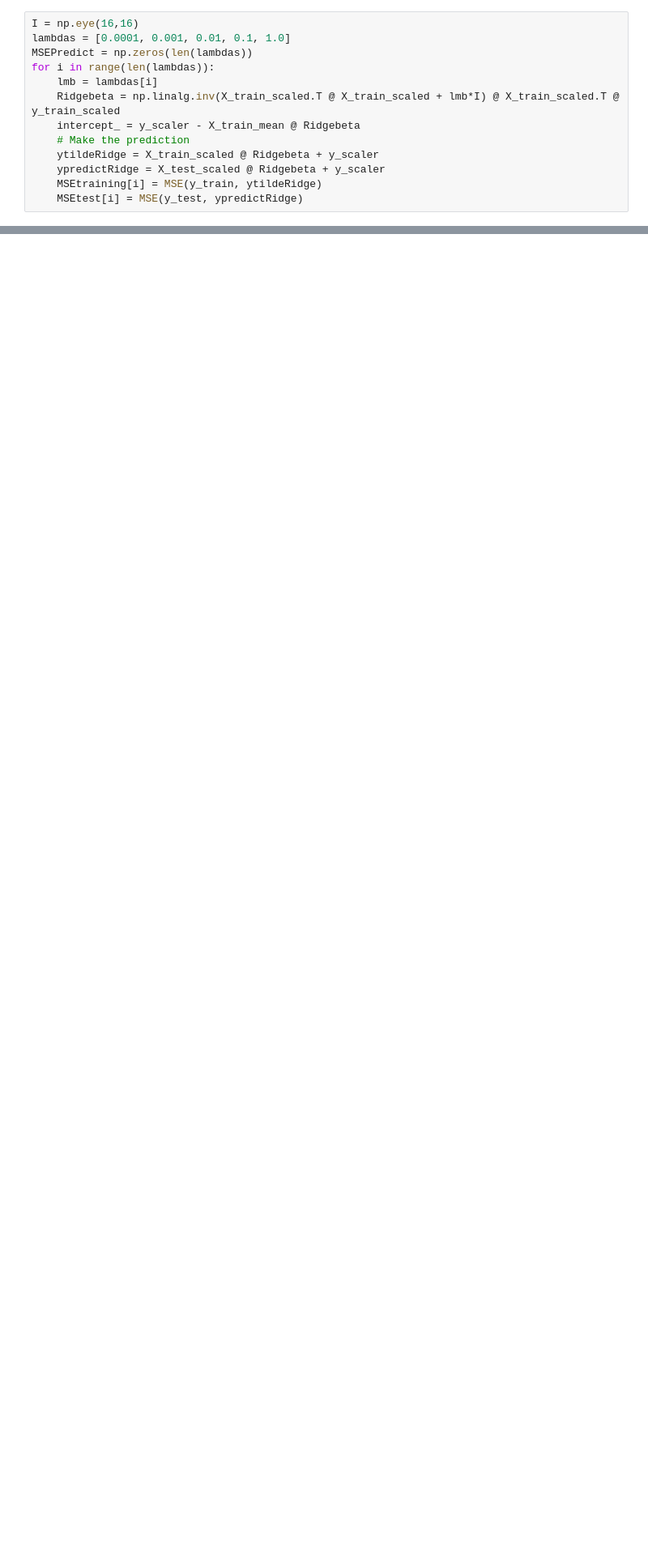
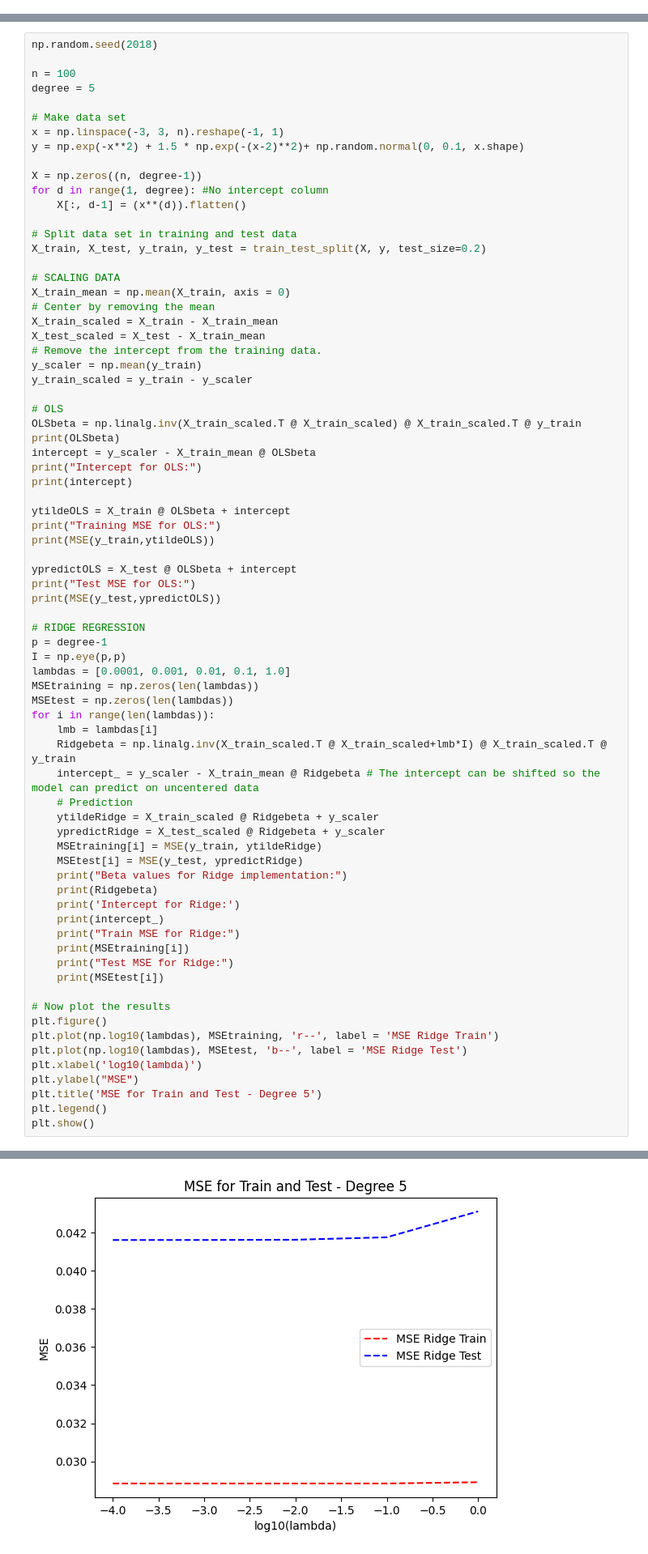
Before and after one commit to alessiasanfelici/FYS-STK4155, a Jupyter notebook: Week 36/Exercise2.ipynb, the cells around one changed output, grey strips where cells are left out. Shown: that part at 81% size. Saved outputs shown, nothing was run; the diff lists cells and outputs as text; blank space fills up the shorter version.

```diff
--- a/Week 36/Exercise2.ipynb
+++ b/Week 36/Exercise2.ipynb
@@ -170,13 +12,0 @@ print(test_mse)
-# %%
-I = np.eye(16,16)
-lambdas = [0.0001, 0.001, 0.01, 0.1, 1.0]
-MSEPredict = np.zeros(len(lambdas))
-for i in range(len(lambdas)):
-    lmb = lambdas[i]
-    Ridgebeta = np.linalg.inv(X_train_scaled.T @ X_train_scaled + lmb*I) @ X_train_scaled.T @ y_train_scaled
-    intercept_ = y_scaler - X_train_mean @ Ridgebeta
-    # Make the prediction
-    ytildeRidge = X_train_scaled @ Ridgebeta + y_scaler
-    ypredictRidge = X_test_scaled @ Ridgebeta + y_scaler
-    MSEtraining[i] = MSE(y_train, ytildeRidge)
-    MSEtest[i] = MSE(y_test, ypredictRidge)
@@ -193,0 +13,75 @@ plt.show()
+# %%
+np.random.seed(2018)
+
+n = 100
+degree = 5
+
+# Make data set
+x = np.linspace(-3, 3, n).reshape(-1, 1)
+y = np.exp(-x**2) + 1.5 * np.exp(-(x-2)**2)+ np.random.normal(0, 0.1, x.shape)
+
+X = np.zeros((n, degree-1))
+for d in range(1, degree): #No intercept column
+    X[:, d-1] = (x**(d)).flatten()
+
+# Split data set in training and test data
+X_train, X_test, y_train, y_test = train_test_split(X, y, test_size=0.2)
+
+# SCALING DATA
+X_train_mean = np.mean(X_train, axis = 0)
+# Center by removing the mean
+X_train_scaled = X_train - X_train_mean
+X_test_scaled = X_test - X_train_mean
+# Remove the intercept from the training data.
+y_scaler = np.mean(y_train)
+y_train_scaled = y_train - y_scaler
+
+# OLS
+OLSbeta = np.linalg.inv(X_train_scaled.T @ X_train_scaled) @ X_train_scaled.T @ y_train
+print(OLSbeta)
+intercept = y_scaler - X_train_mean @ OLSbeta
+print("Intercept for OLS:")
+print(intercept)
+
+ytildeOLS = X_train @ OLSbeta + intercept
+print("Training MSE for OLS:")
+print(MSE(y_train,ytildeOLS))
+
+ypredictOLS = X_test @ OLSbeta + intercept
+print("Test MSE for OLS:")
+print(MSE(y_test,ypredictOLS))
+
+# RIDGE REGRESSION
+p = degree-1
+I = np.eye(p,p)
+lambdas = [0.0001, 0.001, 0.01, 0.1, 1.0]
+MSEtraining = np.zeros(len(lambdas))
+MSEtest = np.zeros(len(lambdas))
+for i in range(len(lambdas)):
+    lmb = lambdas[i]
+    Ridgebeta = np.linalg.inv(X_train_scaled.T @ X_train_scaled+lmb*I) @ X_train_scaled.T @ y_train
+    intercept_ = y_scaler - X_train_mean @ Ridgebeta # The intercept can be shifted so the model can predict on uncentered data
+    # Prediction
+    ytildeRidge = X_train_scaled @ Ridgebeta + y_scaler
+    ypredictRidge = X_test_scaled @ Ridgebeta + y_scaler
+    MSEtraining[i] = MSE(y_train, ytildeRidge)
+    MSEtest[i] = MSE(y_test, ypredictRidge)
+    print("Beta values for Ridge implementation:")
+    print(Ridgebeta)
+    print('Intercept for Ridge:')
+    print(intercept_)
+    print("Train MSE for Ridge:")
+    print(MSEtraining[i])
+    print("Test MSE for Ridge:")
+    print(MSEtest[i])
+
+# Now plot the results
+plt.figure()
+plt.plot(np.log10(lambdas), MSEtraining, 'r--', label = 'MSE Ridge Train')
+plt.plot(np.log10(lambdas), MSEtest, 'b--', label = 'MSE Ridge Test')
+plt.xlabel('log10(lambda)')
+plt.ylabel("MSE")
+plt.title('MSE for Train and Test - Degree 5')
+plt.legend()
+plt.show()
+# %% [output]
@@ -193,0 +105 @@ plt.show()
+[figure, added]
```
Also changed, not shown: parts of 30 cells of this notebook.
